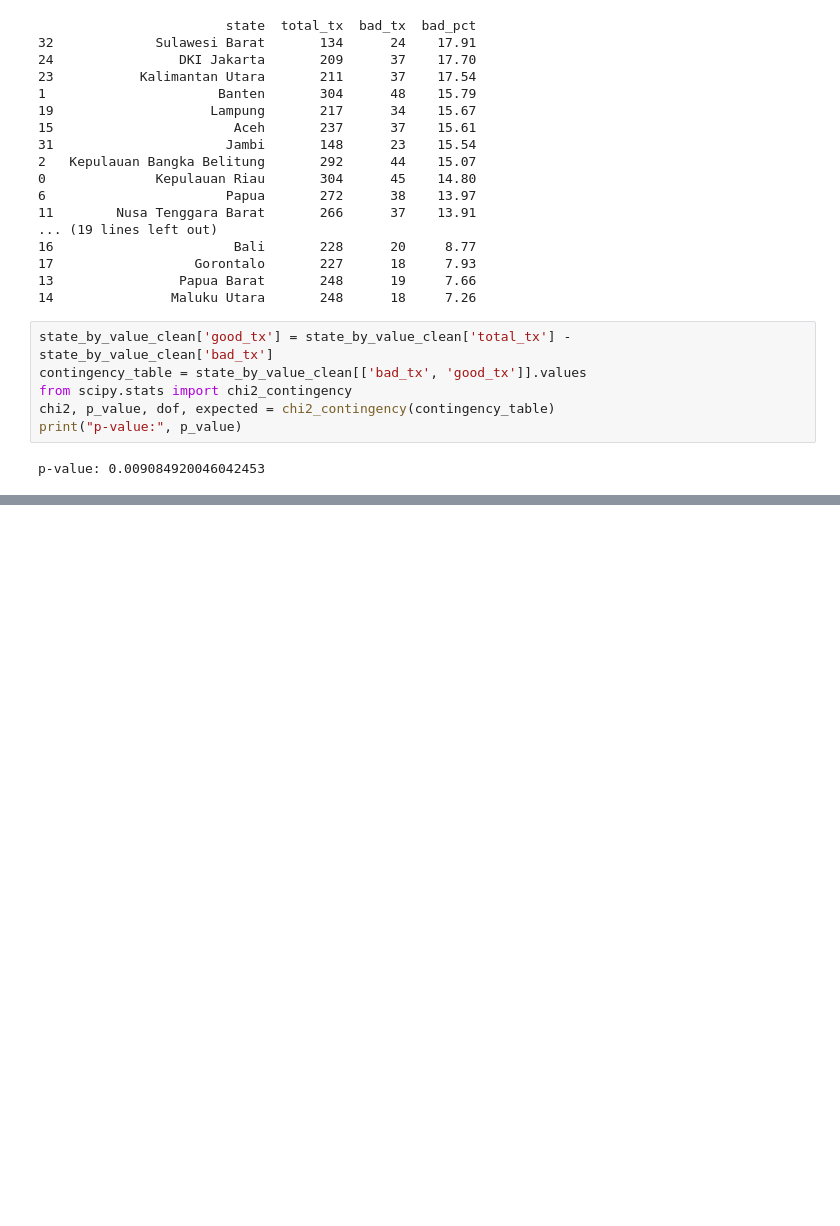
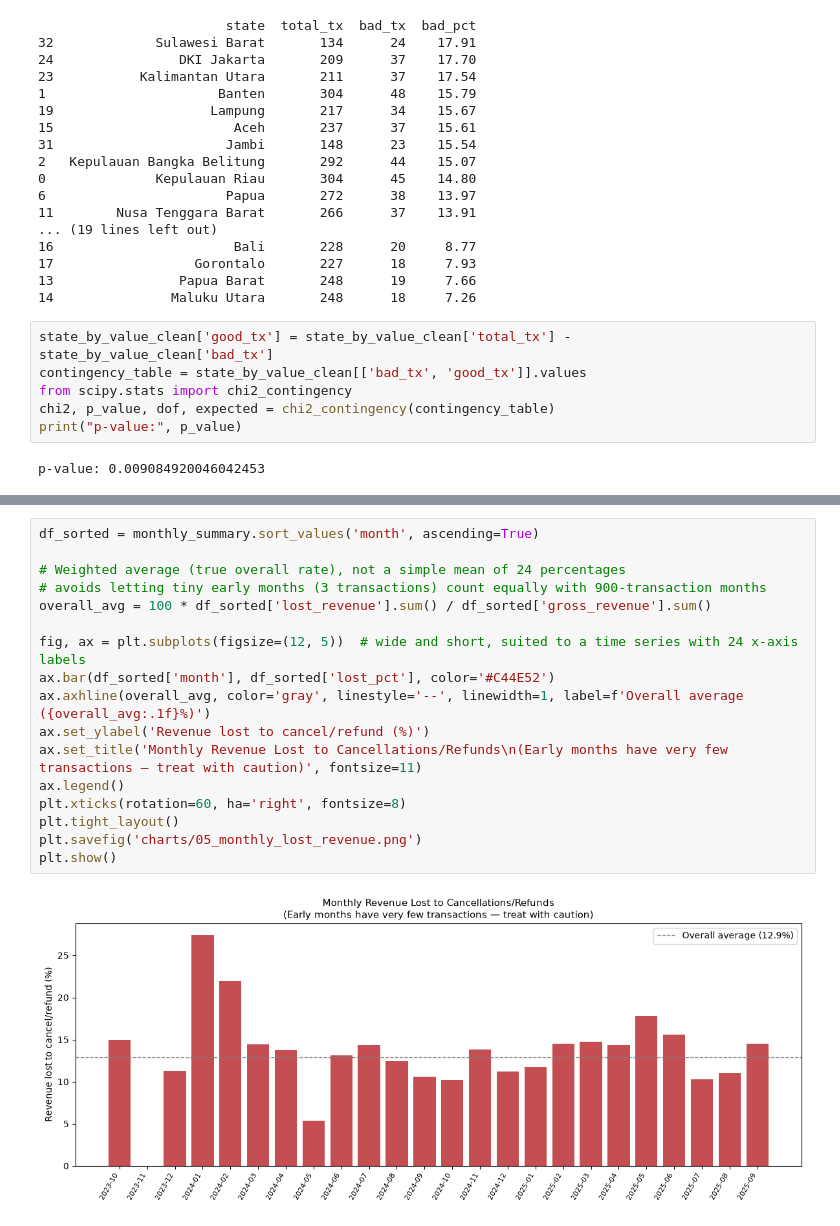
Before and after one commit to AkhileshKotwal/Ecommerce_cancellation_analysis, a Jupyter notebook: Ecommerce_cancellation_analysis.ipynb, the cells around one changed output, grey strips where cells are left out. Cells and saved outputs as stored; diff of their text form; blank space fills up the shorter version.

```diff
--- a/Ecommerce_cancellation_analysis.ipynb
+++ b/Ecommerce_cancellation_analysis.ipynb
@@ -240,0 +320,19 @@ p-value: 0.009084920046042453
+# %%
+df_sorted = monthly_summary.sort_values('month', ascending=True)
+
+# Weighted average (true overall rate), not a simple mean of 24 percentages
+# avoids letting tiny early months (3 transactions) count equally with 900-transaction months
+overall_avg = 100 * df_sorted['lost_revenue'].sum() / df_sorted['gross_revenue'].sum()
+
+fig, ax = plt.subplots(figsize=(12, 5))  # wide and short, suited to a time series with 24 x-axis labels
+ax.bar(df_sorted['month'], df_sorted['lost_pct'], color='#C44E52')
+ax.axhline(overall_avg, color='gray', linestyle='--', linewidth=1, label=f'Overall average ({overall_avg:.1f}%)')
+ax.set_ylabel('Revenue lost to cancel/refund (%)')
+ax.set_title('Monthly Revenue Lost to Cancellations/Refunds\n(Early months have very few transactions — treat with caution)', fontsize=11)
+ax.legend()
+plt.xticks(rotation=60, ha='right', fontsize=8)
+plt.tight_layout()
+plt.savefig('charts/05_monthly_lost_revenue.png')
+plt.show()
+# %% [output]
+[figure, added]
```
Also changed, not shown: parts of 19 cells of this notebook, 6 other files.
